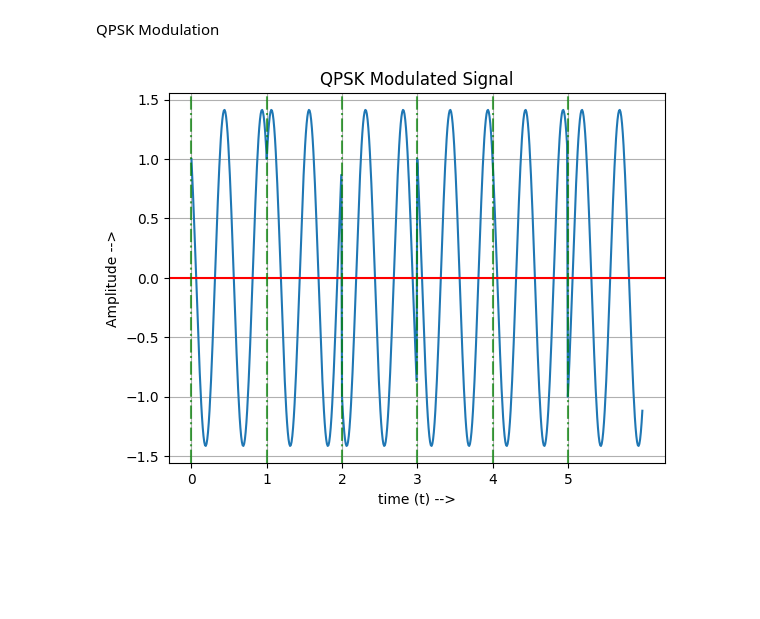
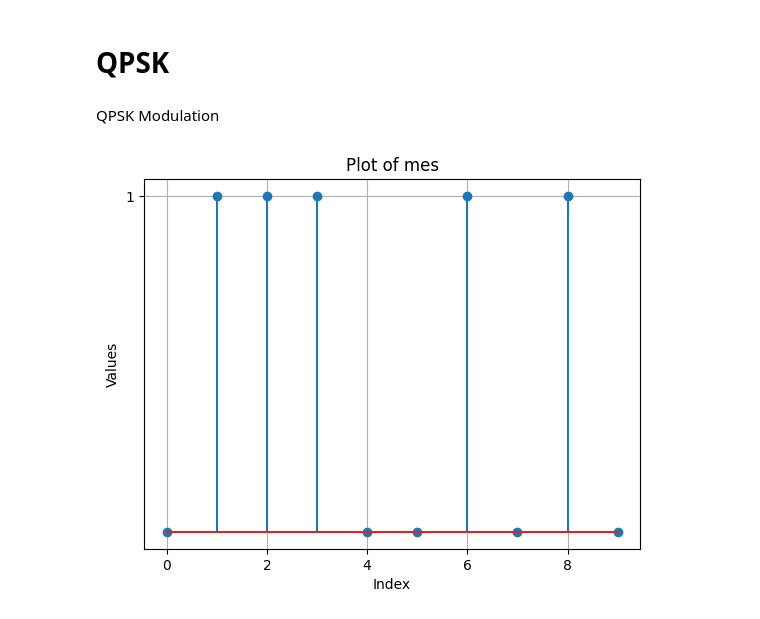
Before and after one commit to ParasKore2003/Digital-Communication-Lab, a Jupyter notebook: Digital Communication/Lab record/lab5/qpsk.ipynb, the cells around one changed output. Saved outputs shown, nothing was run; the diff lists cells and outputs as text; code cells hidden in the pictures; blank space fills up the shorter version.

```diff
--- a/Digital Communication/Lab record/lab5/qpsk.ipynb
+++ b/Digital Communication/Lab record/lab5/qpsk.ipynb
@@ -1,3 +1,5 @@
+# %% [markdown]
+# QPSK
 # %%
 import numpy as np
 import matplotlib.pyplot as plt
@@ -18,33 +45,29 @@ def bpsk(li):
 # %% [markdown]
 QPSK Modulation
+# %%
+m_len = 2000
+mes = [random.choice([0,1]) for i in range(m_len)]
+
+plt.stem(mes[0:10])
+plt.xlabel('Index')
+plt.ylabel('Values')
+plt.title('Plot of mes')
+plt.yticks([max(mes)])
+plt.grid(True)  # Set the y-axis ticks to only the maximum value
+plt.show()
+# %% [output]
+[figure, added]
 # %%
-#generating Bit Stream
-m_len = 12
-m = [random.choice([0,1]) for i in range(m_len)]
-
-#Splitting into odd and even it streams
-odd = [m[i] for i in range(m_len) if i%2 == 0] # For odd sequencing
-even = [m[i] for i in range(m_len) if i%2 != 0] # For even sequencing
-
-odd_bpsk = bpsk(odd) #BPSK for the odd sequence
-even_bpsk = bpsk(even) #BPSK for the even sequence
+#Splitting into odd and even bit streams
+odd = [mes[i] for i in range(m_len) if i % 2 == 0] # For odd sequencing
+even = [mes[i] for i in range(m_len) if i % 2 != 0] # For even sequencing
 
 #carrier signals
-fc = 2 #carrier frequency
-t = np.arange(0, 6, 0.01)
+fc = 2                      #carrier frequency
+t = np.arange(0, 1000 , 0.01)
 x1 = np.sin(2 * pi * fc * t)
 x2 = np.cos(2 * pi * fc * t)
+odd_bpsk = bpsk(odd,x1) #BPSK for the odd sequence
+even_bpsk = bpsk(even,x2) #BPSK for the even sequence
 
-qpsk = (np.array(even_bpsk) * x1) + (np.array(odd_bpsk) * x2)
-
-plt.plot(t,qpsk)
-plt.xticks(np.arange(0,6,1))
-plt.grid(True)
-plt.axhline(0, color = 'red')
-plt.title("QPSK Modulated Signal")
-plt.xlabel("time (t) -->")
-plt.ylabel("Amplitude -->")
-for i in range(6):
-    plt.axvline(i,linestyle = '-.', color = 'green', alpha = 0.7)
+qpsk = even_bpsk + 1j*odd_bpsk #QPSK signal
-# %% [output]
-[figure, removed]
```
Also changed, not shown: parts of 13 cells of this notebook.
